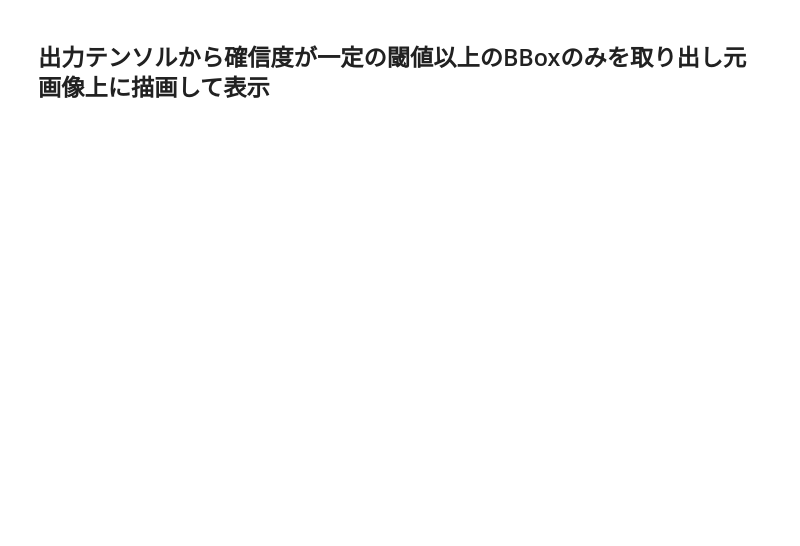
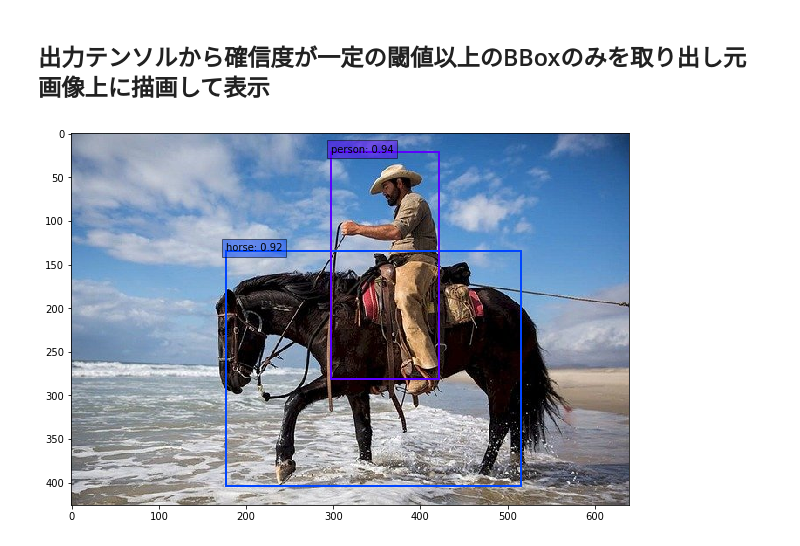
Before and after one commit to EriHata/learning_pytorch, a Jupyter notebook: pytorch_advanced/2_objectdetection/my_SSD_inference.ipynb, the cells around one changed output. Cells and saved outputs as stored; diff of their text form; code cells hidden in the pictures; blank space fills up the shorter version.

```diff
--- a/pytorch_advanced/2_objectdetection/my_SSD_inference.ipynb
+++ b/pytorch_advanced/2_objectdetection/my_SSD_inference.ipynb
@@ -66,8 +100,14 @@ print(detections)
 # %%
 from utils.ssd_predict_show import SSDPredictShow
 
 image_file_path = './data/cowboy-757575_640.jpg'
 
 # 予測友と画像を表示
+voc_classes = ['aeroplane', 'bicycle', 'bird', 'boat', 'bottle', 'bus',
+               'car', 'cat', 'chair', 'cow', 'diningtable', 'dog', 'horse',
+               'motorbike', 'person', 'pottedplant', 'sheep', 'sofa', 'train', 'tvmonitor']
+
 ssd = SSDPredictShow(eval_categories=voc_classes, net=net)
 ssd.show(image_file_path, data_confidence_level=0.6)   # 確信度0.6以上の結果のみ表示
+# %% [output]
+[figure, added]
```
Also changed, not shown: parts of 5 cells of this notebook.
